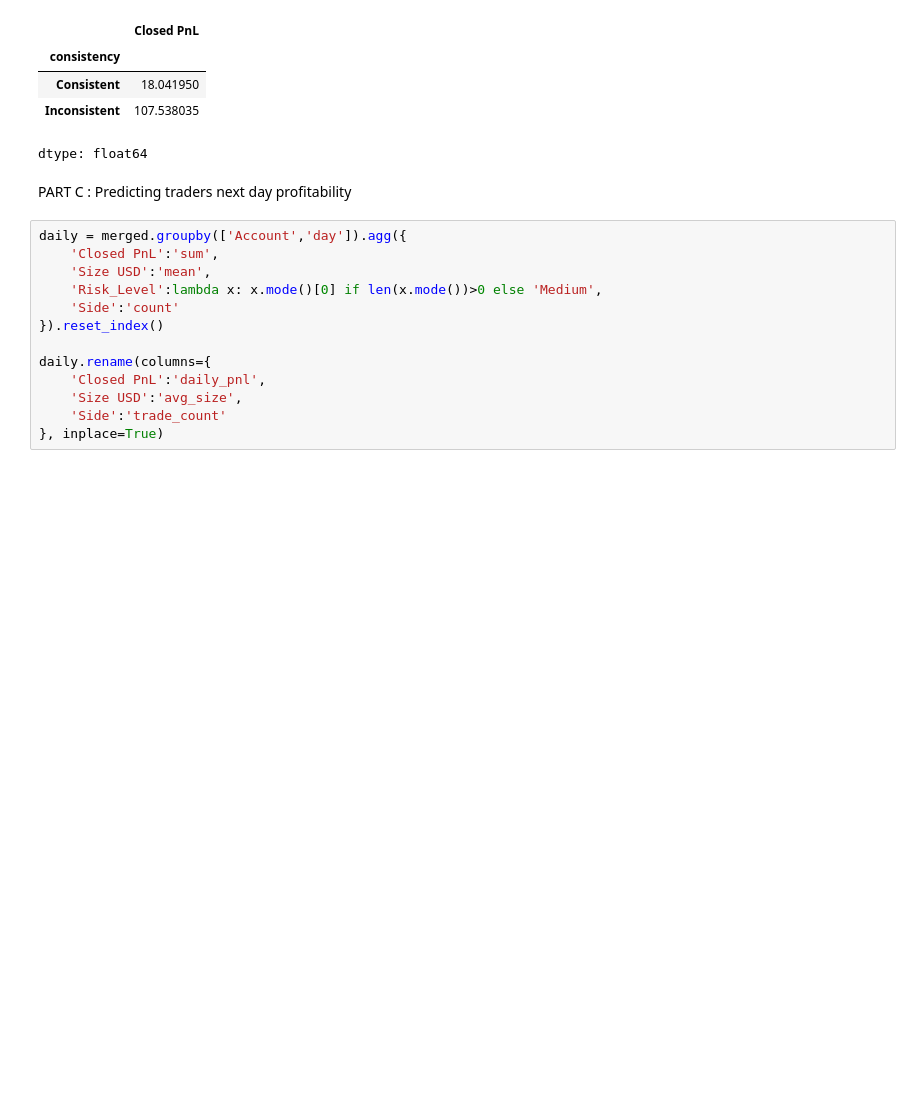
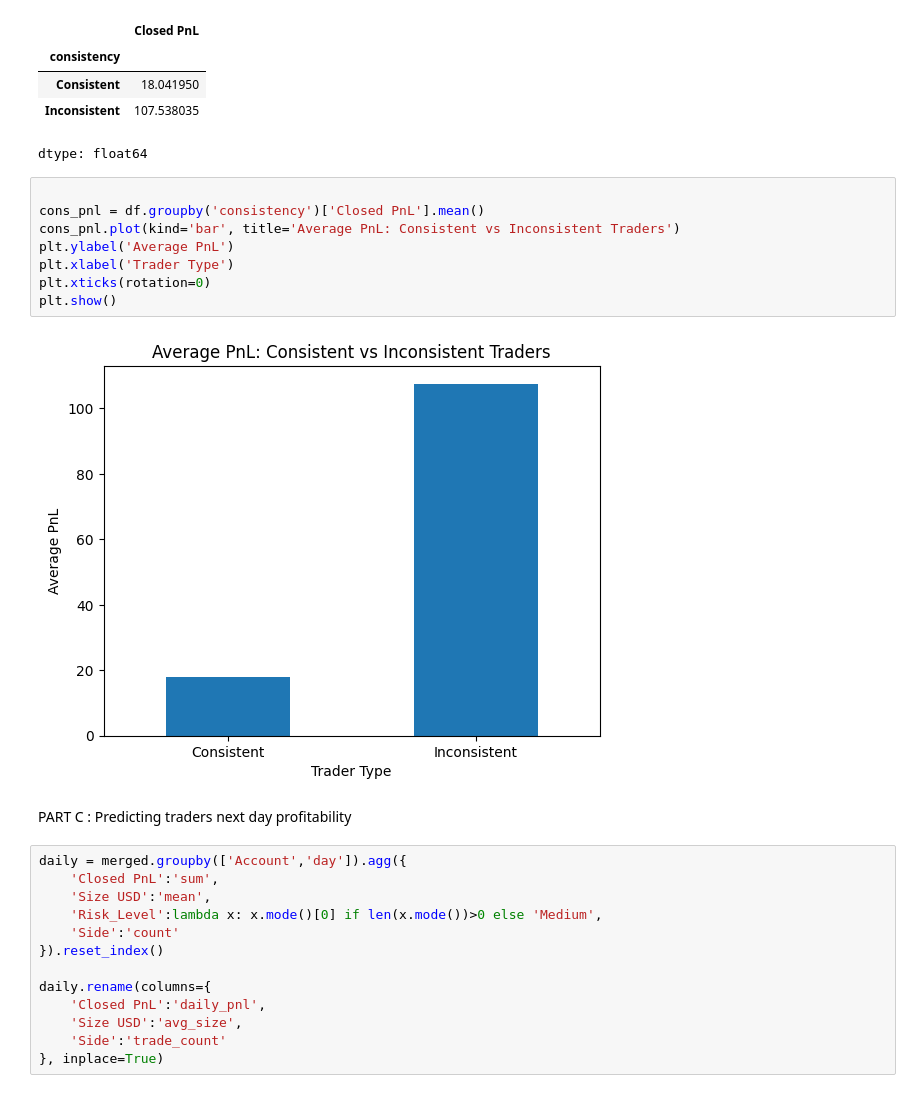
Before and after one commit to tanishasin828126-hash/Trader-Performance-Vs-Market-Sentiment, a Jupyter notebook: Trader_Performance_Vs_Market_Sentiment.ipynb, the cells around one changed output. Cells and saved outputs as stored; diff of their text form; blank space fills up the shorter version.

```diff
--- a/Trader_Performance_Vs_Market_Sentiment.ipynb
+++ b/Trader_Performance_Vs_Market_Sentiment.ipynb
@@ -456,6 +468,16 @@ df.groupby('consistency')['Closed PnL'].mean()
 | Consistent | 18.041950 |
 | Inconsistent | 107.538035 |
 dtype: float64
+# %%
+
+cons_pnl = df.groupby('consistency')['Closed PnL'].mean()
+cons_pnl.plot(kind='bar', title='Average PnL: Consistent vs Inconsistent Traders')
+plt.ylabel('Average PnL')
+plt.xlabel('Trader Type')
+plt.xticks(rotation=0)
+plt.show()
+# %% [output]
+[figure, added]
 # %% [markdown]
 PART C : Predicting traders next day profitability
 # %%
```
Also changed, not shown: parts of 1 cell of this notebook.
